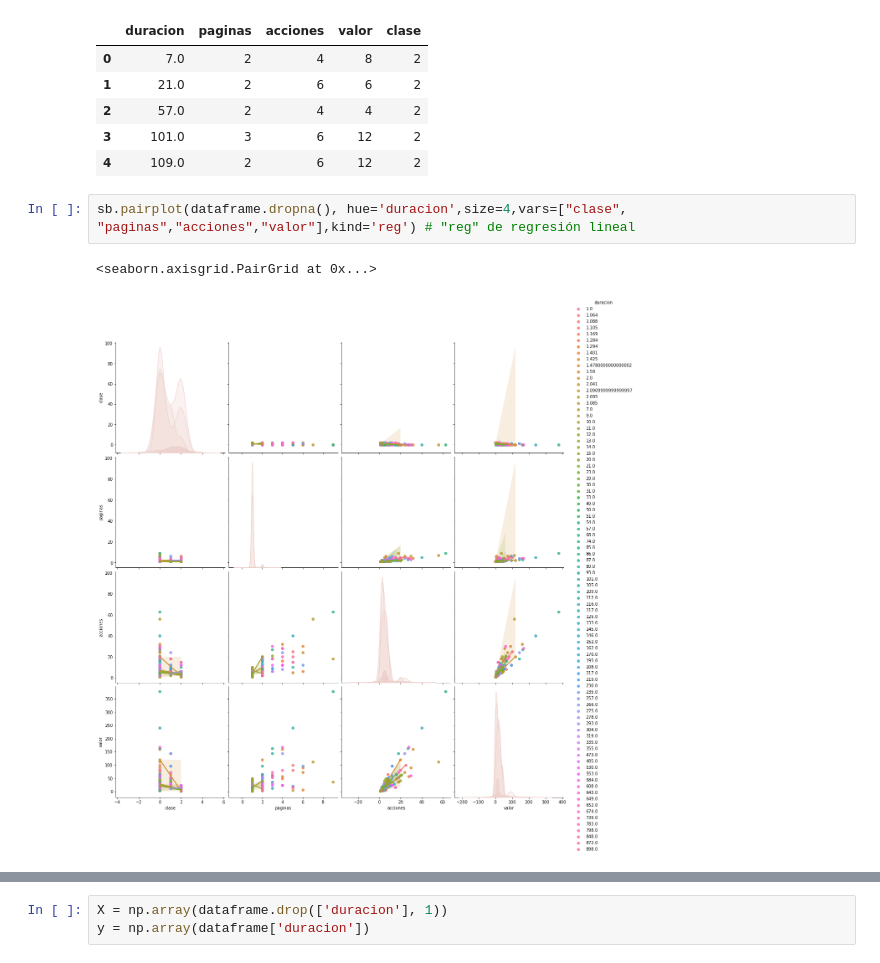
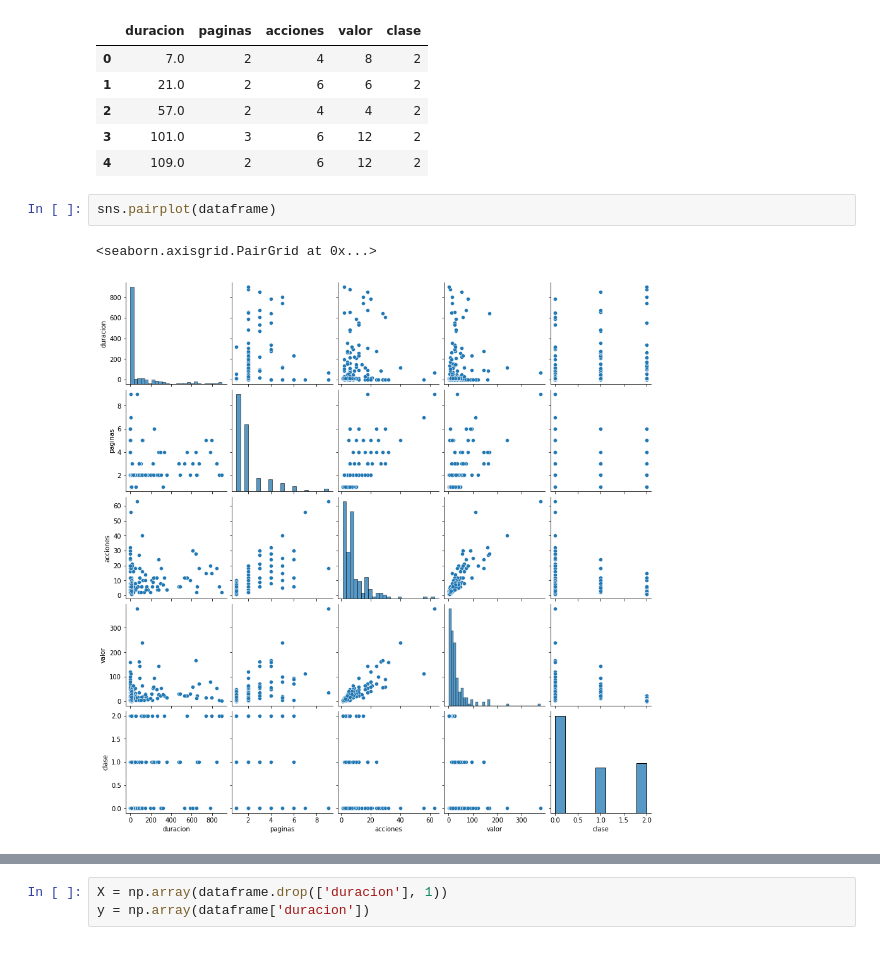
Before and after one commit to javigilantu/BootCamp_JGAF, a Jupyter notebook: week8/day4/exercises/1.multinominal_regression.ipynb, the cells around one changed output, grey strips where cells are left out. Drawn from its saved outputs; the diff is of its cells as text.

```diff
--- a/week8/day4/exercises/1.multinominal_regression.ipynb
+++ b/week8/day4/exercises/1.multinominal_regression.ipynb
@@ -28,8 +28,8 @@ dataframe.head()
 | 2 | 57.0 | 2 | 4 | 4 | 2 |
 | 3 | 101.0 | 3 | 6 | 12 | 2 |
 | 4 | 109.0 | 2 | 6 | 12 | 2 |
-# %%
-sb.pairplot(dataframe.dropna(), hue='duracion',size=4,vars=["clase", "paginas","acciones","valor"],kind='reg') # "reg" de regresión lineal
-# %% [output]
-<seaborn.axisgrid.PairGrid at 0x...>
-[figure, removed]
+# %%
+sns.pairplot(dataframe)
+# %% [output]
+<seaborn.axisgrid.PairGrid at 0x...>
+[figure, added]
```
Also changed, not shown: parts of 22 cells of this notebook, 19 other files.
